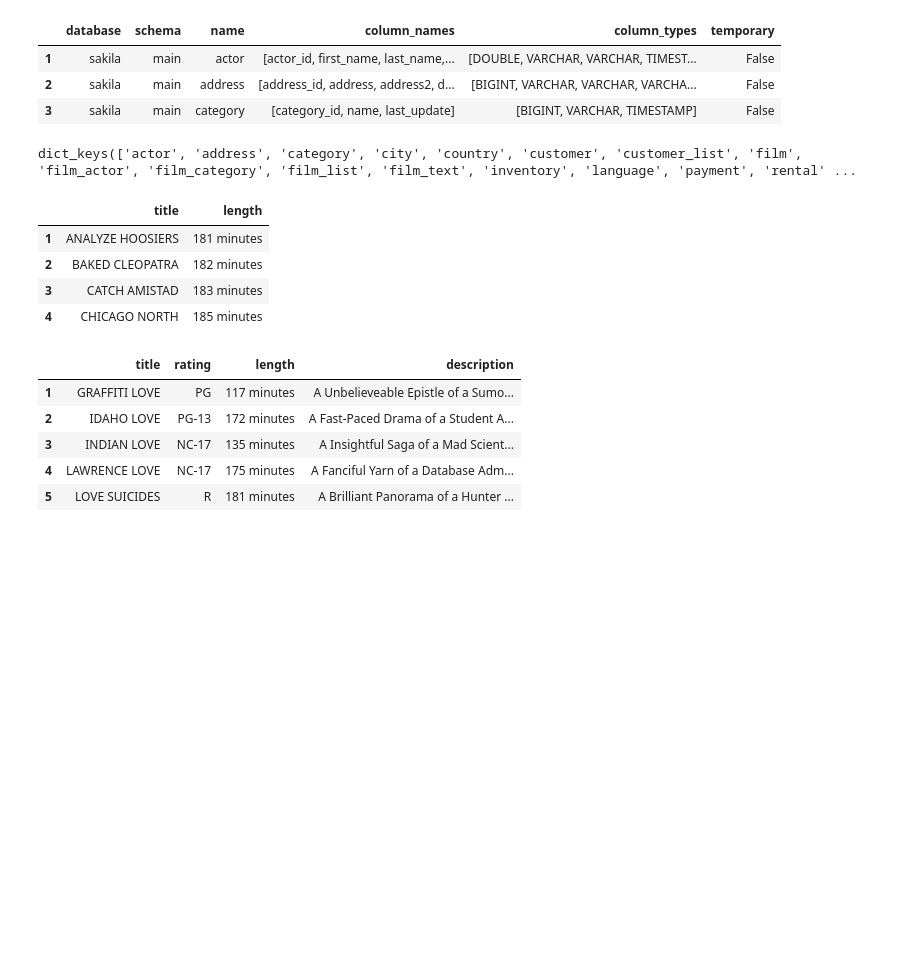
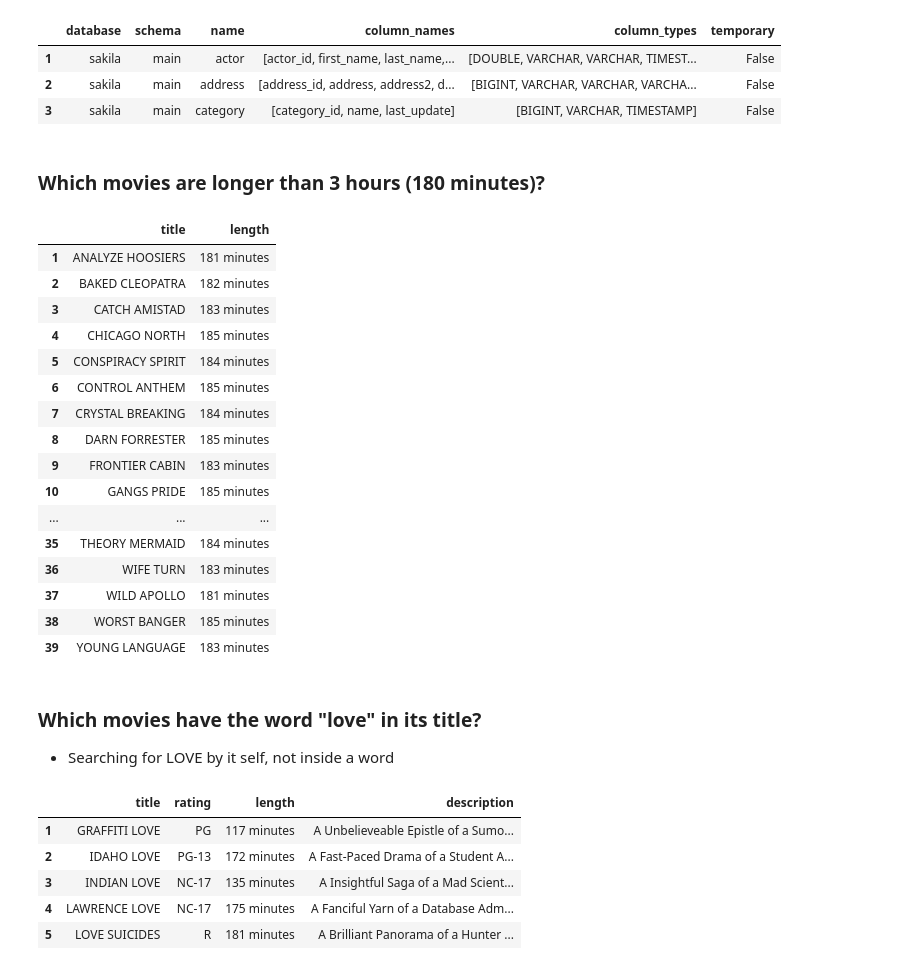
Before and after one commit to Anja-Sche/Lab_SQL_Anja_Scherwall_DE25, a Jupyter notebook: stakeholder_report.ipynb, the cells around one changed output. Drawn from its saved outputs; the diff is of its cells as text; code cells hidden in the pictures; blank space fills up the shorter version.

```diff
--- a/stakeholder_report.ipynb
+++ b/stakeholder_report.ipynb
@@ -25,28 +25,40 @@ with duckdb.connect("data/sakila.duckdb") as conn:
             dfs[name] = conn.sql(f"FROM {name};").df()
 
             duckdb.register(name, dfs[name])
-
-dfs.keys()
-# %% [output]
-dict_keys(['actor', 'address', 'category', 'city', 'country', 'customer', 'customer_list', 'film', 'film_actor', 'film_category', 'film_list', 'film_text', 'inventory', 'language', 'payment', 'rental' ...
+# %% [markdown]
+### Which movies are longer than 3 hours (180 minutes)?
 # %%
-# movies longer than 3 hours
-long_movies = duckdb.sql("""
+longer_than_three_hours = duckdb.sql("""
             SELECT
                 title,
                 length || ' minutes' AS length
             FROM
                 film
             WHERE
                 length > 180;
 """).df()
-long_movies.index = long_movies.index + 1
+longer_than_three_hours.index = longer_than_three_hours.index + 1
 
-long_movies.head(4)
+longer_than_three_hours
 # %% [output]
 |  | title | length |
 | 1 | ANALYZE HOOSIERS | 181 minutes |
 | 2 | BAKED CLEOPATRA | 182 minutes |
 | 3 | CATCH AMISTAD | 183 minutes |
 | 4 | CHICAGO NORTH | 185 minutes |
+| 5 | CONSPIRACY SPIRIT | 184 minutes |
+| 6 | CONTROL ANTHEM | 185 minutes |
+| 7 | CRYSTAL BREAKING | 184 minutes |
+| 8 | DARN FORRESTER | 185 minutes |
+| 9 | FRONTIER CABIN | 183 minutes |
+| 10 | GANGS PRIDE | 185 minutes |
+| ... | ... | ... |
+| 35 | THEORY MERMAID | 184 minutes |
+| 36 | WIFE TURN | 183 minutes |
+| 37 | WILD APOLLO | 181 minutes |
+| 38 | WORST BANGER | 185 minutes |
+| 39 | YOUNG LANGUAGE | 183 minutes |
+# %% [markdown]
+### Which movies have the word "love" in its title?
+- Searching for LOVE by it self, not inside a word
 # %%
```
Also changed, not shown: parts of 19 cells of this notebook.
